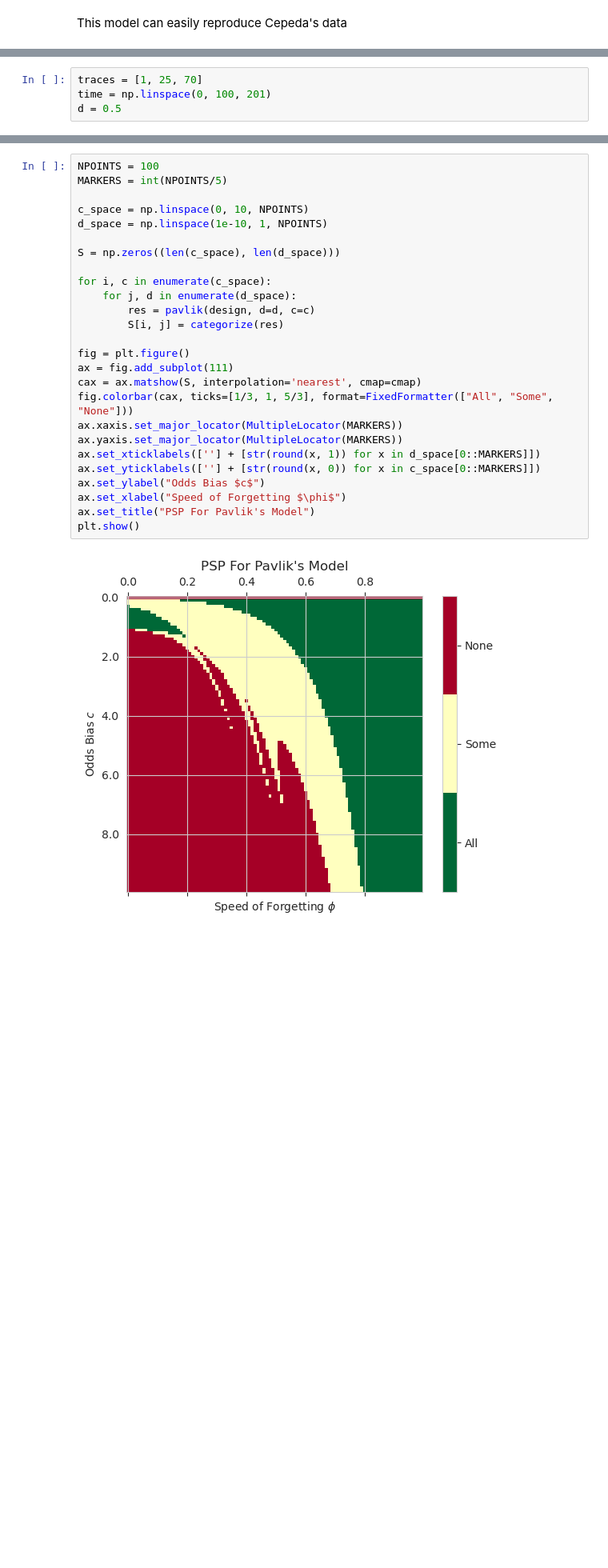
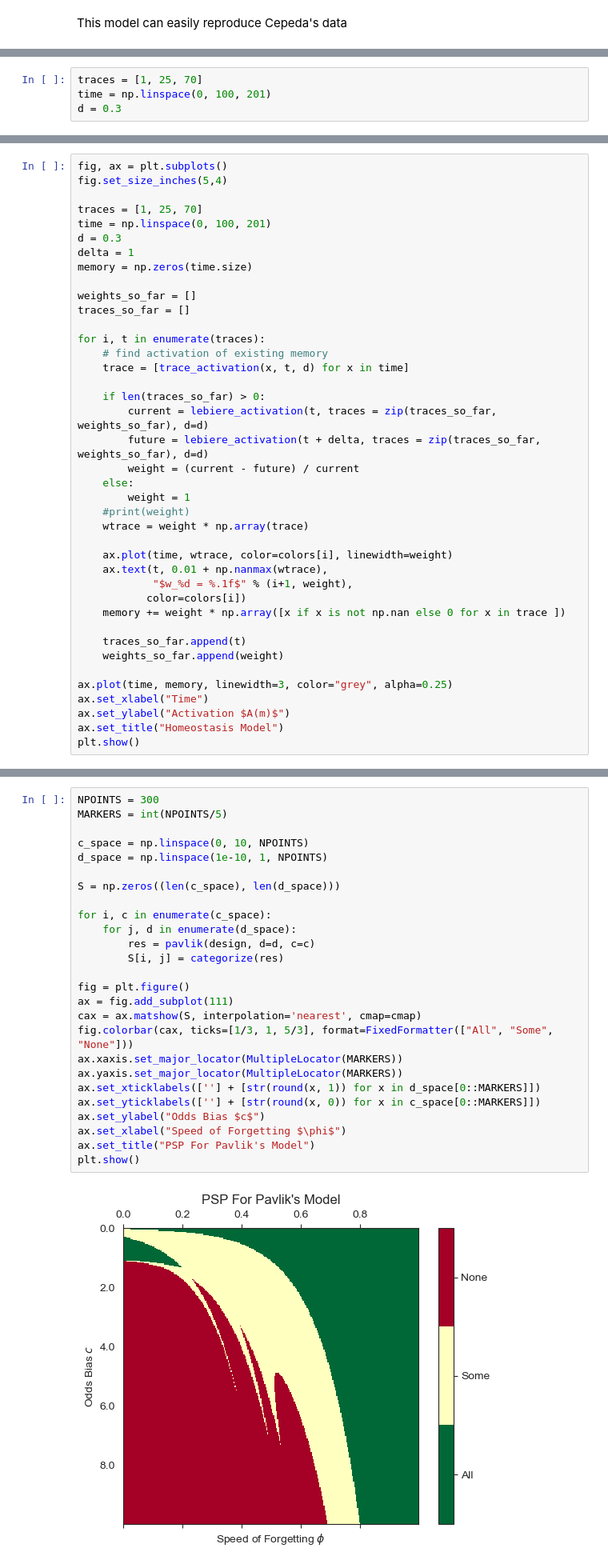
Before and after one commit to UWCCDL/SpacingEffect, a Jupyter notebook: spacing.ipynb, the cells around one changed output, grey strips where cells are left out. Shown at 80% size. Cells and saved outputs as stored; diff of their text form; blank space fills up the shorter version.

```diff
--- a/spacing.ipynb
+++ b/spacing.ipynb
@@ -345,7 +431,7 @@ Let's see a visual comparison of the models with three hypothetical traces
 # %%
 traces = [1, 25, 70]
 time = np.linspace(0, 100, 201)
-d = 0.5
+d = 0.3
 # %% [markdown]
 ## Standard ACT-R
 # %%
@@ -454,0 +719,40 @@ plt.show()
+# %%
+fig, ax = plt.subplots()
+fig.set_size_inches(5,4)
+
+traces = [1, 25, 70]
+time = np.linspace(0, 100, 201)
+d = 0.3
+delta = 1
+memory = np.zeros(time.size)
+
+weights_so_far = []
+traces_so_far = []
+
+for i, t in enumerate(traces):
+    # find activation of existing memory
+    trace = [trace_activation(x, t, d) for x in time]
+
+    if len(traces_so_far) > 0:
+        current = lebiere_activation(t, traces = zip(traces_so_far, weights_so_far), d=d)
+        future = lebiere_activation(t + delta, traces = zip(traces_so_far, weights_so_far), d=d)
+        weight = (current - future) / current
+    else:
+        weight = 1
+    #print(weight)
+    wtrace = weight * np.array(trace)
+
+    ax.plot(time, wtrace, color=colors[i], linewidth=weight)
+    ax.text(t, 0.01 + np.nanmax(wtrace),
+            "$w_%d = %.1f$" % (i+1, weight),
+           color=colors[i])
+    memory += weight * np.array([x if x is not np.nan else 0 for x in trace ])
+
+    traces_so_far.append(t)
+    weights_so_far.append(weight)
+
+ax.plot(time, memory, linewidth=3, color="grey", alpha=0.25)
+ax.set_xlabel("Time")
+ax.set_ylabel("Activation $A(m)$")
+ax.set_title("Homeostasis Model")
+plt.show()
@@ -527,33 +903,33 @@ plt.show()
 # %% [markdown]
 ### PSP For Pavlik's Model
 # %%
-NPOINTS = 100
+NPOINTS = 300
 MARKERS = int(NPOINTS/5)
 
 c_space = np.linspace(0, 10, NPOINTS)
 d_space = np.linspace(1e-10, 1, NPOINTS)
 
 S = np.zeros((len(c_space), len(d_space)))
 
 for i, c in enumerate(c_space):
     for j, d in enumerate(d_space):
         res = pavlik(design, d=d, c=c)
         S[i, j] = categorize(res)
 
 fig = plt.figure()
 ax = fig.add_subplot(111)
 cax = ax.matshow(S, interpolation='nearest', cmap=cmap)
 fig.colorbar(cax, ticks=[1/3, 1, 5/3], format=FixedFormatter(["All", "Some", "None"]))
 ax.xaxis.set_major_locator(MultipleLocator(MARKERS))
 ax.yaxis.set_major_locator(MultipleLocator(MARKERS))
 ax.set_xticklabels([''] + [str(round(x, 1)) for x in d_space[0::MARKERS]])
 ax.set_yticklabels([''] + [str(round(x, 0)) for x in c_space[0::MARKERS]])
 ax.set_ylabel("Odds Bias $c$")
 ax.set_xlabel("Speed of Forgetting $\phi$")
 ax.set_title("PSP For Pavlik's Model")
 plt.show()
 # %% [output]
-[figure, old version]
+[figure, new version]
 # %% [markdown]
 ## Size of spacing effect across parameters
 # %%
```
Also changed, not shown: parts of 32 cells of this notebook, 2 other files.
